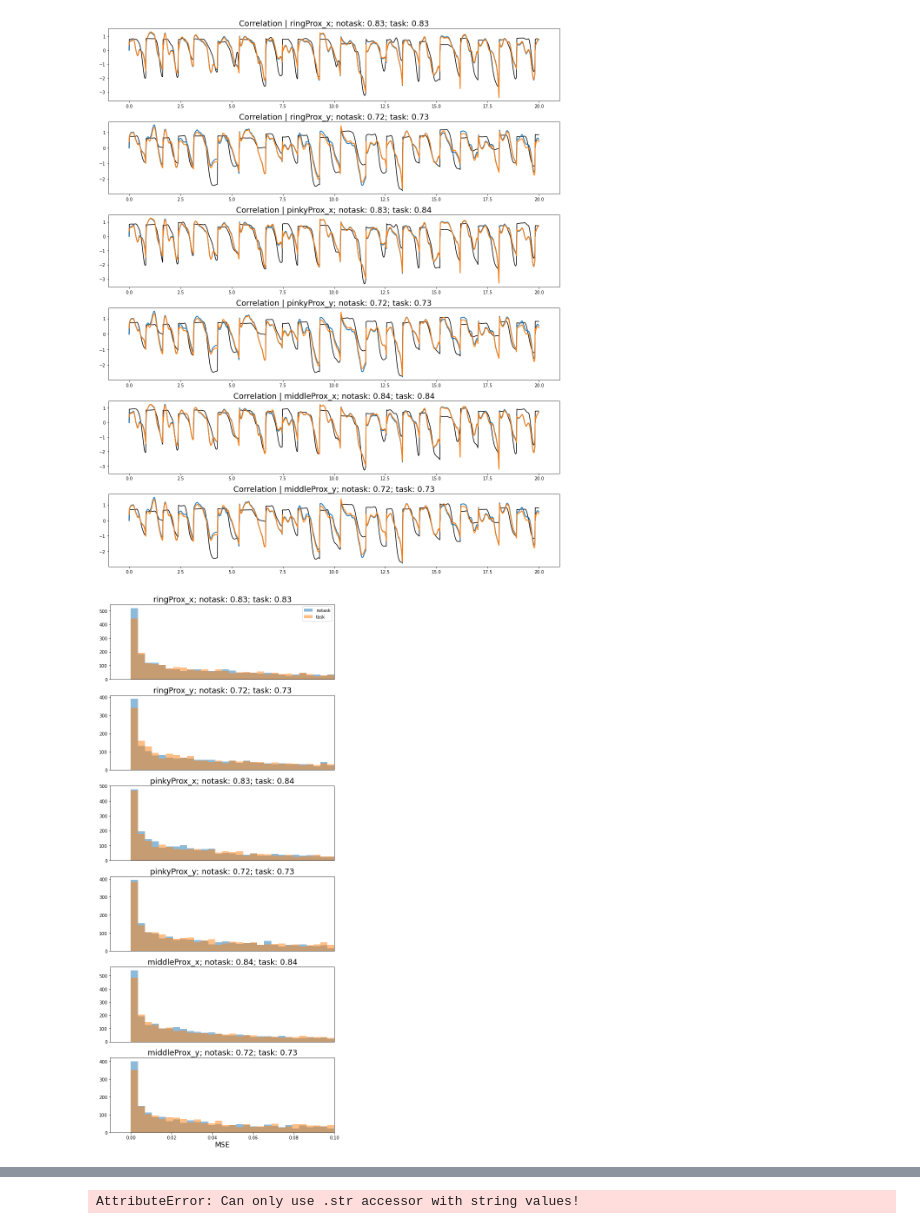
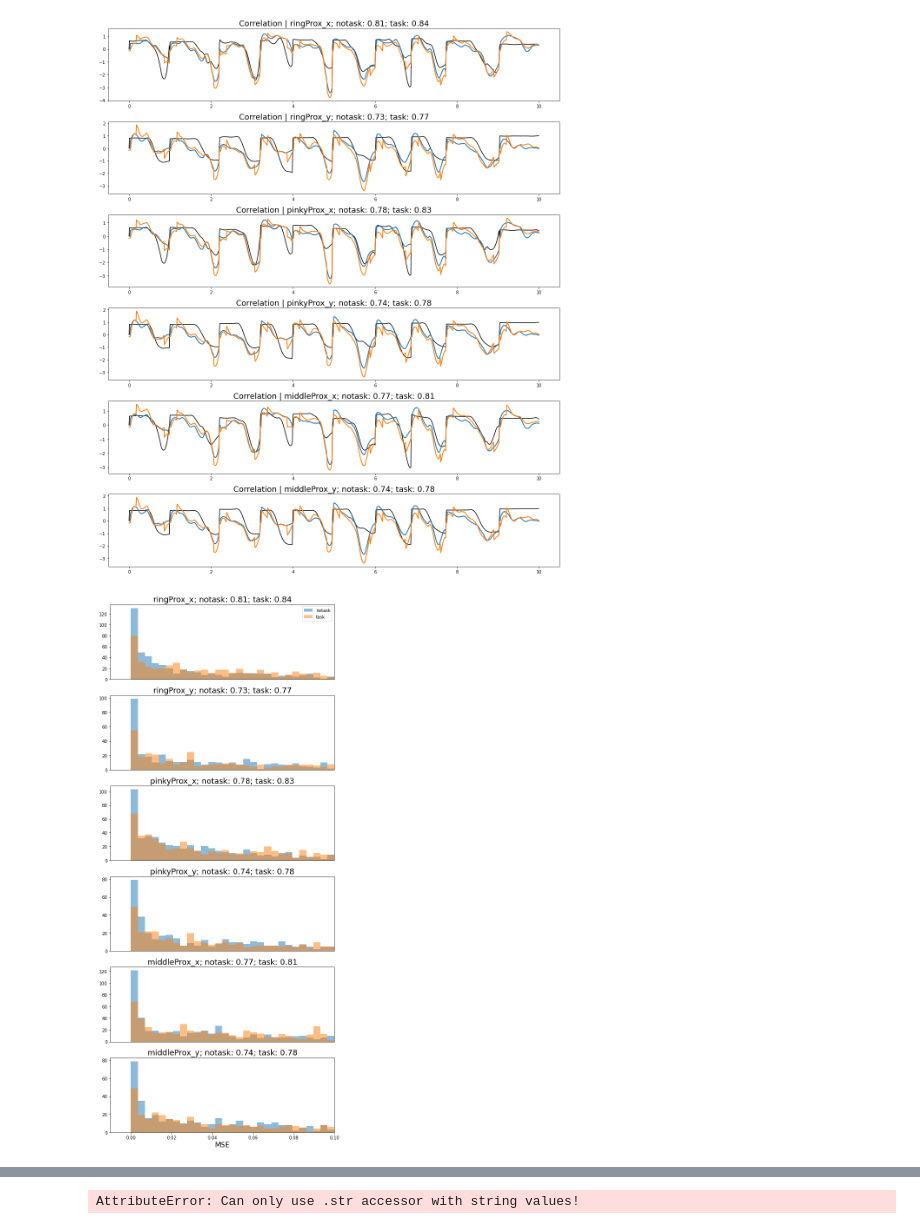
Before and after one commit to ntolley/ncm_2023, a Jupyter notebook: notebooks/contrastive_rnn.ipynb, the cells around one changed output, grey strips where cells are left out. Cells and saved outputs as stored; diff of their text form; code cells hidden in the pictures.

```diff
--- a/notebooks/contrastive_rnn.ipynb
+++ b/notebooks/contrastive_rnn.ipynb
@@ -57,14 +53,15 @@ num_trials = len(kinematic_df['trial'].unique())
 null_percent = kinematic_df.groupby('name')['posData'].apply(list).map(
     np.concatenate).map(lambda x: np.sum(np.isnan(x)) / len(x))
 
-# pos_filter = [1, 4]
-pos_filter = [1,2,3,4]
-# pos_remove_filter = [f'position_{pos_idx}' for pos_idx in [2,3]]
-pos_remove_filter = [f'position_{pos_idx}' for pos_idx in []]
+pos_filter = [1, 4]
+# pos_filter = [1,2,3,4]
+pos_remove_filter = [f'position_{pos_idx}' for pos_idx in [2,3]]
+# pos_remove_filter = [f'position_{pos_idx}' for pos_idx in []]
 
-layout_filter = [1,2,3,4]
-# layout_filter = [1,2]
+# layout_filter = [1,2,3,4]
+layout_filter = [1,2]
 
+# layout_remove_filter = [f'layout_{layout_idx}' for layout_idx in [3,4]]
 layout_remove_filter = [f'layout_{layout_idx}' for layout_idx in []]
 
 
@@ -121,8 +118,8 @@ for fold, (train_val_idx, test_idx) in enumerate(cv_split.split(trial_ids)):
                          'test_idx':trial_ids[test_idx],
                          'validation_idx':trial_ids[train_val_idx[v_idx]]}
 # %%
-num_neurons = 20
-rng = np.random.default_rng(123)
+num_neurons = 10
+rng = np.random.default_rng(111)
 random_units = rng.choice(range(85), size=85).astype(str)
 
 unit_mask = np.in1d(neural_df['unit'].values, random_units[:num_neurons])
@@ -553,7 +550,7 @@ def mse(y_pred, y_true, hidden, labels, weight=1):
 # %%
 def run_wiener(pred_df, neural_df, neural_offset, task_info=True, window_size=10, num_cat=0, label_col=None):
   window_size = 10 # doesn't matter for kalman filter
-  neural_offset = 2
+  # neural_offset = 2
   if task_info:
     exclude_processing = np.zeros(len(neural_df['unit'].unique()))
     exclude_processing[-num_cat:] = np.ones(num_cat)
@@ -693,7 +690,7 @@ X_test_data = testing_set[:][0][:,-1,:].detach().cpu().numpy()
 y_test_data = testing_set[:][1][:,-1,:].detach().cpu().numpy()
 # %%
 tstart = 0
-bounds = np.arange(tstart, tstart + 2000)
+bounds = np.arange(tstart, tstart + 1000)
 x_vals = np.arange(len(bounds))/100
 
 # decoder_type = 'rnn'
@@ -704,34 +701,34 @@ cond2 = 'task'
 #marker_names = ['Carpal X', 'Carpal Y', 'Radius X', 'Radius Y', 'Ulnar X', 'Ulnar Y']
 marker_names = np.concatenate([[f'{mrk}_x', f'{mrk}_y'] for mrk in marker_list])
 
 plt.figure(figsize=(15, 3*(len(marker_names))))
 for col_idx in range(len(marker_names)):
     plt.subplot(len(marker_names), 1, col_idx+1)
     plt.plot(x_vals, y_test_data[bounds, col_idx], color='k', label='DLC marker')
     plt.plot(x_vals, decode_results[decoder_type][cond1]['test_pred'][bounds, col_idx], color='C0', linewidth=2, label=cond1)
     plt.plot(x_vals, decode_results[decoder_type][cond2]['test_pred'][bounds, col_idx], color='C1', linewidth=2, label=cond2)
 
 
     cond1_corr = np.round(decode_results[decoder_type][cond1]['test_corr'][col_idx], 2)
     cond2_corr = np.round(decode_results[decoder_type][cond2]['test_corr'][col_idx], 2)
     plt.title(f"Correlation | {marker_names[col_idx]}; {cond1}: {cond1_corr}; {cond2}: {cond2_corr}", fontsize=18)
 
     # if col_idx == 1:
     #     plt.xlabel('Time (s)', fontsize=16)
     # else:
     #     plt.xticks([])
 
     # if col_idx == 5:
     #     plt.legend()
 
     plt.ylim(plt.ylim())
     plt.xlim(plt.xlim())
 
     #plt.vlines(x=[3, 6, 9, 12],ymin=-10000, ymax=100000, color='k', linewidth=10, linestyle='-', alpha=0.3)
 plt.tight_layout()
 # plt.savefig(f'movement_decoding_trajectory_{num_neurons}_neurons_layout.png')
 # %% [output]
-[figure, old version]
+[figure, new version]
 # %%
 plt.figure(figsize=(8, 3*(len(marker_names))))
 tstart = 300
@@ -766,7 +763,7 @@ for col_idx in range(len(marker_names)):
 plt.tight_layout()
 # plt.savefig(f'movement_decoding_mse_{num_neurons}_neurons_layout.png')
 # %% [output]
-[figure, old version]
+[figure, new version]
 # %%
 nolayout_test_corr = decode_results[decoder_type][cond1]['test_corr']
 all_test_corr = decode_results[decoder_type][cond2]['test_corr']
```
Also changed, not shown: parts of 3 cells of this notebook, 6 other files.
